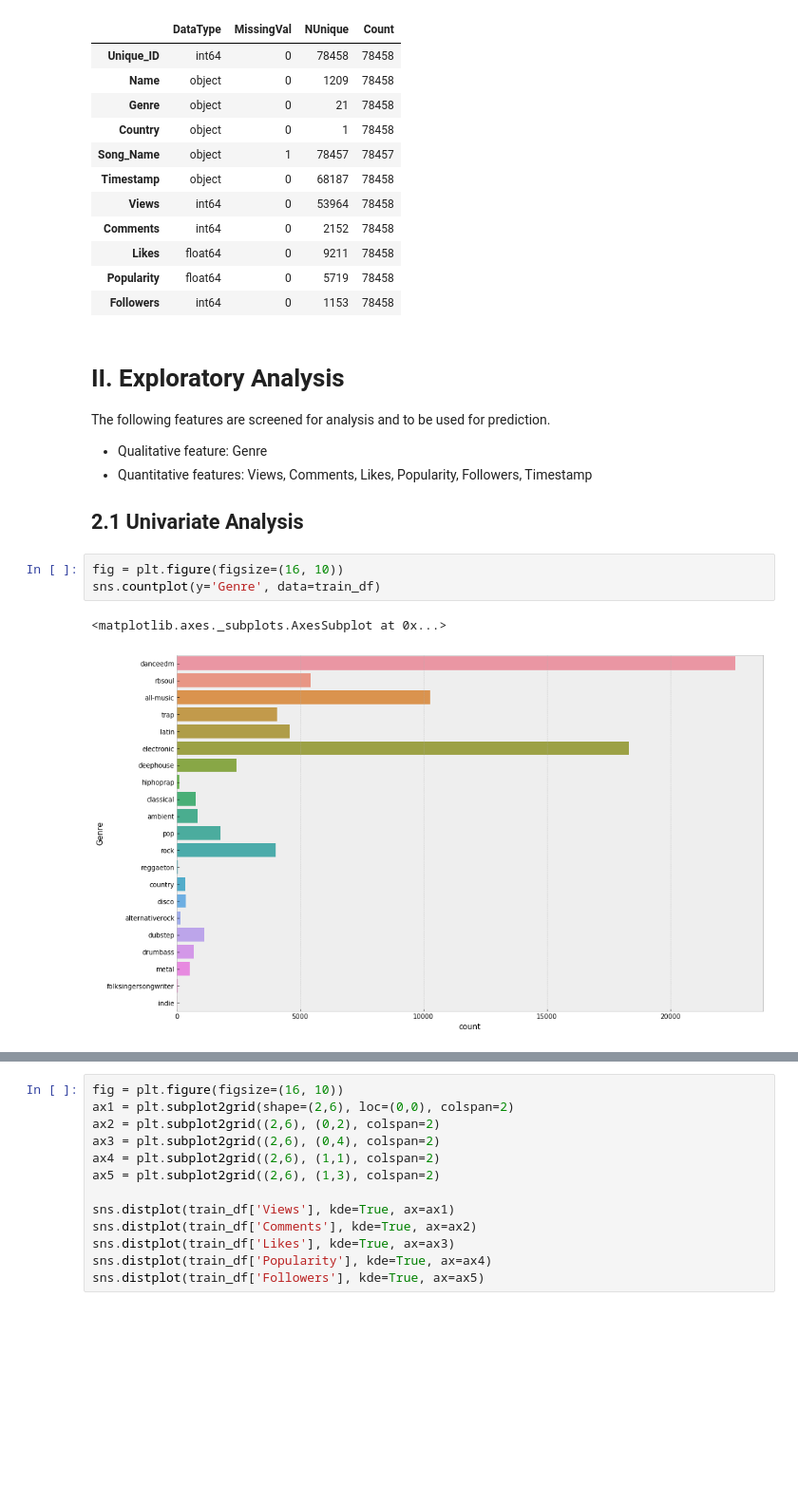
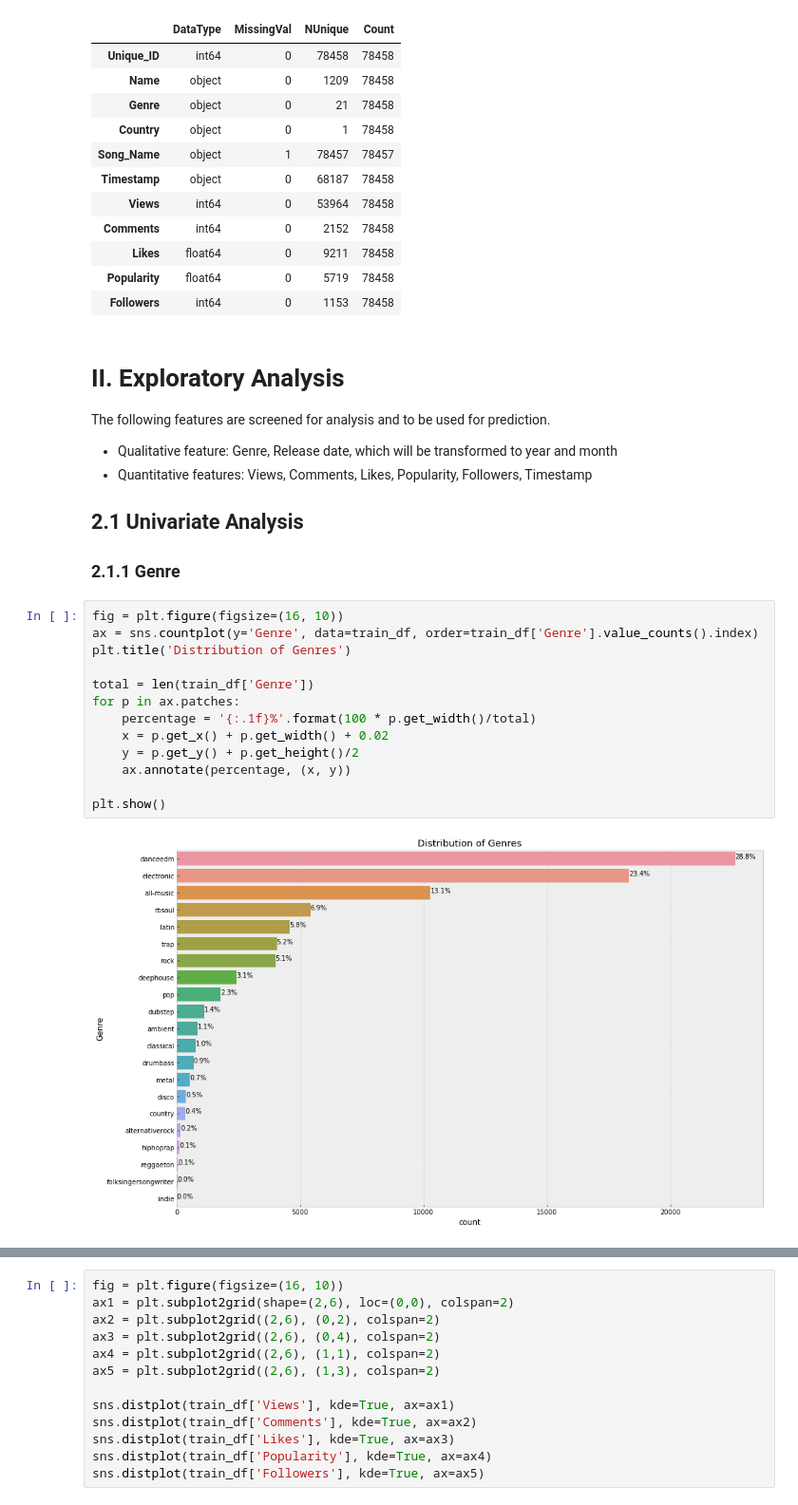
Before and after one commit to Shenghao1993/songs-popularity-prediction, a Jupyter notebook: 1.0-wsh-exploratory-data-analysis.ipynb, the cells around one changed output, grey strips where cells are left out. Shown at 95% size. Drawn from its saved outputs; the diff is of its cells as text; blank space fills up the shorter version.

```diff
--- a/1.0-wsh-exploratory-data-analysis.ipynb
+++ b/1.0-wsh-exploratory-data-analysis.ipynb
@@ -95,14 +95,24 @@ train_info_df
 # II. Exploratory Analysis
 The following features are screened for analysis and to be used for prediction.
 <ul>
-    <li>Qualitative feature: Genre</li>
+    <li>Qualitative feature: Genre, Release date, which will be transformed to year and month</li>
     <li>Quantitative features: Views, Comments, Likes, Popularity, Followers, Timestamp</li>
 </ul>
 
 ## 2.1 Univariate Analysis
+### 2.1.1 Genre
-# %%
-fig = plt.figure(figsize=(16, 10))
-sns.countplot(y='Genre', data=train_df)
-# %% [output]
-<matplotlib.axes._subplots.AxesSubplot at 0x...>
-[figure, removed]
+# %%
+fig = plt.figure(figsize=(16, 10))
+ax = sns.countplot(y='Genre', data=train_df, order=train_df['Genre'].value_counts().index)
+plt.title('Distribution of Genres')
+
+total = len(train_df['Genre'])
+for p in ax.patches:
+    percentage = '{:.1f}%'.format(100 * p.get_width()/total)
+    x = p.get_x() + p.get_width() + 0.02
+    y = p.get_y() + p.get_height()/2
+    ax.annotate(percentage, (x, y))
+
+plt.show()
+# %% [output]
+[figure, added]
```
Also changed, not shown: parts of 6 cells of this notebook.
